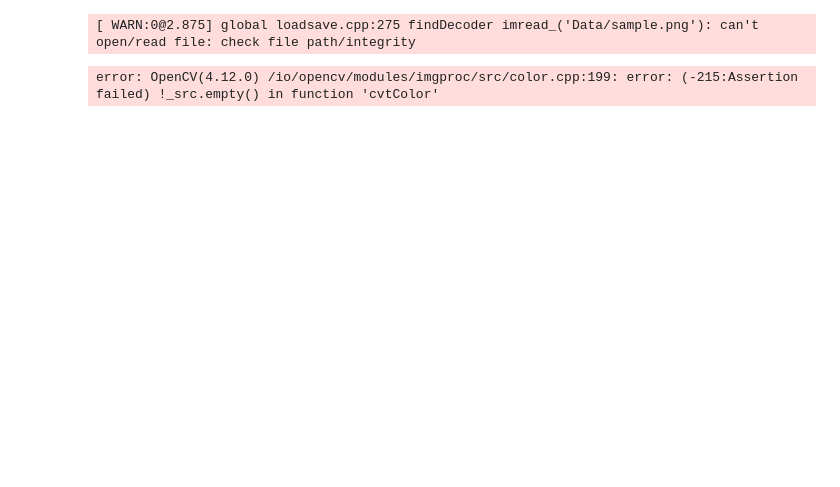
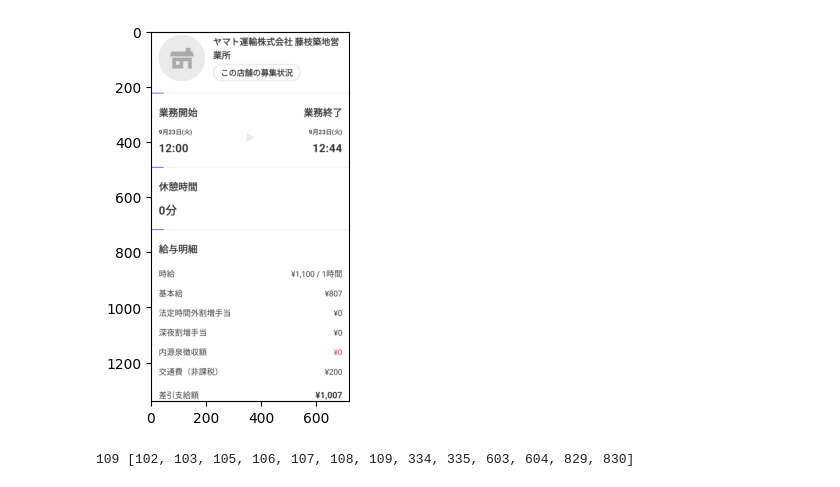
Before and after one commit to Yasukazu/Screenshot-OCR, a Jupyter notebook: Untitled.ipynb, the cells around one changed output. Saved outputs shown, nothing was run; the diff lists cells and outputs as text; code cells hidden in the pictures; blank space fills up the shorter version.

```diff
--- a/Untitled.ipynb
+++ b/Untitled.ipynb
@@ -1,13 +1,34 @@
 # %%
 import cv2
 import matplotlib.pyplot as plt
+import numpy as np
 
-# 画像を読み込む
-image = cv2.imread('Data/sample.png')
+image_path = 'data/taimee-test.png'
+image = cv2.imread(image_path)
+if image is None:
+    raise ValueError("Error: Could not load image: %s" % image_path)
 
-# BGRからRGBに変換して表示
-plt.imshow(cv2.cvtColor(image, cv2.COLOR_BGR2RGB))
+height, width = image.shape[:2]
+y_coords = []
+for y_coord in range(height):
+    h_line = image[y_coord, :]
+    # h_line_is_non_white = (h_line < 0xff).all() & (h_line > 0).all()
+    if len(np.unique(h_line)) == 1 and bool((h_line < 255).any()):
+        y_coords.append(y_coord)
+        # print("%d" % y_coord)
+        cv2.line(image, (0, y_coord), (width // 16, y_coord), (255,0,0))
+
+# cut heading area
+last = y_coords[0]
+for y_coord in y_coords[1:]:
+    if y_coord > last + 2:
+        break
+    else:
+        last = y_coord
+
+plt.imshow(cv2.cvtColor(image[last+1:, :], cv2.COLOR_BGR2RGB))
 plt.show()
+print(last, y_coords)#[last + 1:])
 # %% [output]
+[figure, added]
-[ WARN:0@2.875] global loadsave.cpp:275 findDecoder imread_('Data/sample.png'): can't open/read file: check file path/integrity
+109 [102, 103, 105, 106, 107, 108, 109, 334, 335, 603, 604, 829, 830]
-error: OpenCV(4.12.0) /io/opencv/modules/imgproc/src/color.cpp:199: error: (-215:Assertion failed) !_src.empty() in function 'cvtColor'
```
Also changed, not shown: parts of 1 cell of this notebook, 2 other files.
